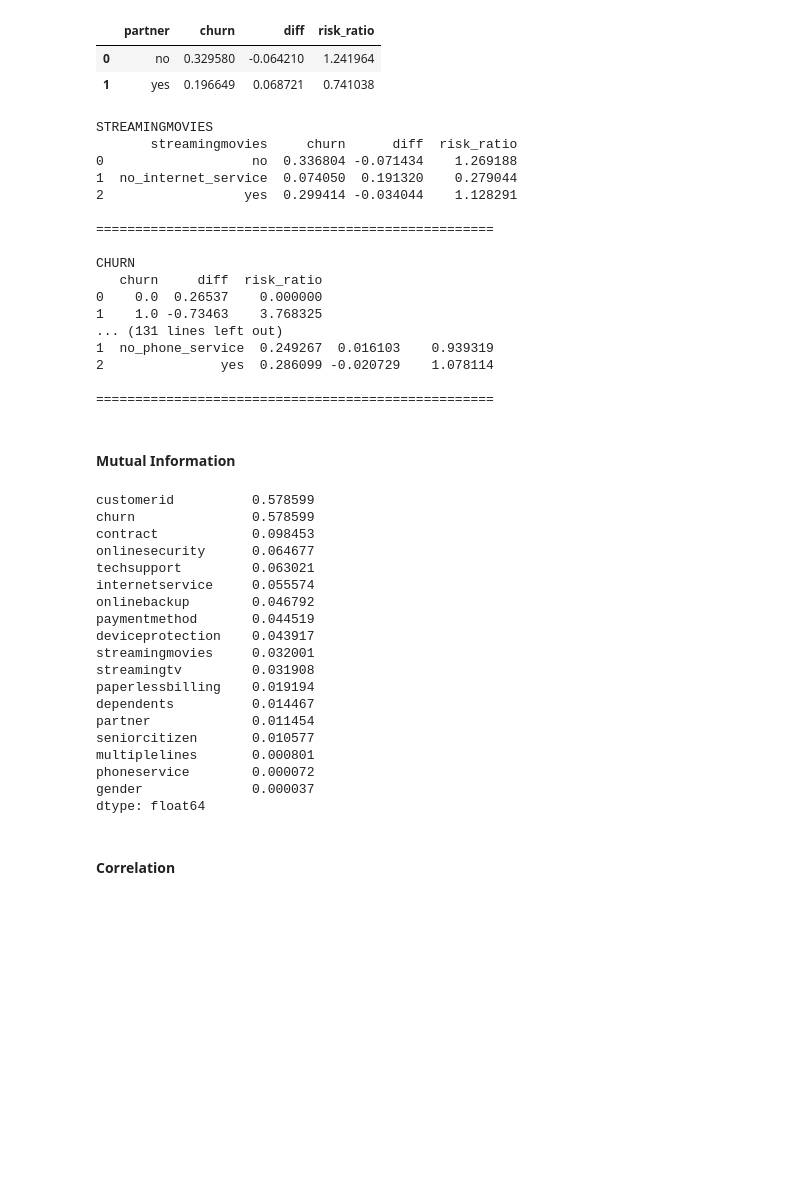
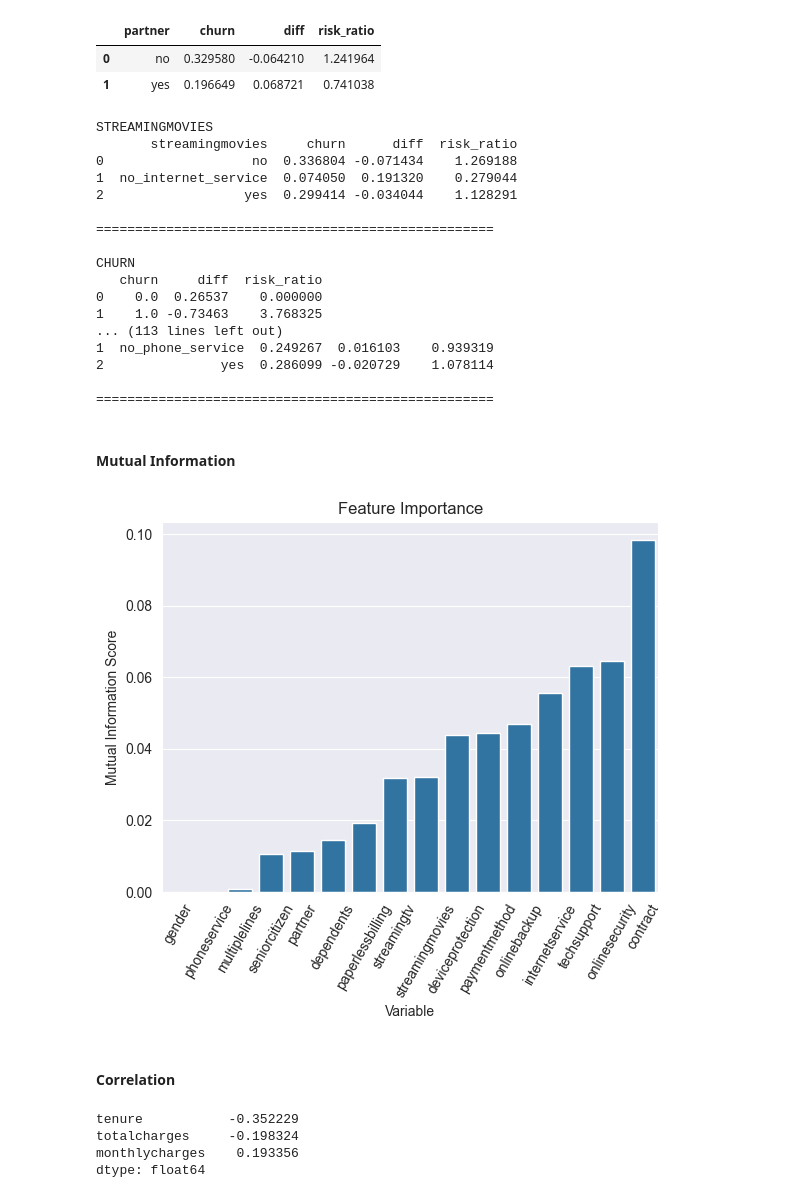
Before and after one commit to bastien-winant/ml-zoomcamp, a Jupyter notebook: 03-classification/notebook.ipynb, the cells around one changed output. Drawn from its saved outputs; the diff is of its cells as text; code cells hidden in the pictures; blank space fills up the shorter version.

Commit message:
compute and plot correlations

```diff
--- a/03-classification/notebook.ipynb
+++ b/03-classification/notebook.ipynb
@@ -37,6 +38,8 @@ for col in str_cols:
 df.totalcharges = pd.to_numeric(df.totalcharges, errors='coerce').fillna(0)
 # %%
 df.churn = (df.churn == 'yes').astype(int)
+# %%
+df.drop('customerid', axis=1, inplace=True)
 # %% [markdown]
 ## Validation Framework
 # %%
@@ -142,7 +144,7 @@ CHURN
    churn     diff  risk_ratio
 0    0.0  0.26537    0.000000
 1    1.0 -0.73463    3.768325
-... (131 lines left out)
+... (113 lines left out)
 1  no_phone_service  0.249267  0.016103    0.939319
 2               yes  0.286099 -0.020729    1.078114
 
@@ -153,27 +155,16 @@ CHURN
 def mutual_info_churn_score(series):
 	return mutual_info_score(series, df.churn)
 # %%
-df_mutual_info = df[categorical].apply(mutual_info_churn_score)
-df_mutual_info.sort_values(ascending=False)
+df_mutual_info = df[categorical].drop('churn', axis=1).apply(mutual_info_churn_score)
+df_mutual_info.sort_values(inplace=True)
-# %% [output]
-customerid          0.578599
-churn               0.578599
-contract            0.098453
-onlinesecurity      0.064677
-techsupport         0.063021
-internetservice     0.055574
-onlinebackup        0.046792
-paymentmethod       0.044519
-deviceprotection    0.043917
-streamingmovies     0.032001
-streamingtv         0.031908
-paperlessbilling    0.019194
-dependents          0.014467
-partner             0.011454
-seniorcitizen       0.010577
-multiplelines       0.000801
-phoneservice        0.000072
-gender              0.000037
-dtype: float64
+# %%
+sns.barplot(x=df_mutual_info.index, y=df_mutual_info.values)
+plt.xticks(rotation=60)
+plt.title("Feature Importance")
+plt.xlabel('Variable')
+plt.ylabel('Mutual Information Score')
+plt.show()
+# %% [output]
+[figure, added]
 # %% [markdown]
 #### Correlation
@@ -179,0 +174,7 @@ dtype: float64
+# %%
+df_corr
+# %% [output]
+tenure           -0.352229
+totalcharges     -0.198324
+monthlycharges    0.193356
+dtype: float64
```
Also changed, not shown: parts of 4 cells of this notebook.
